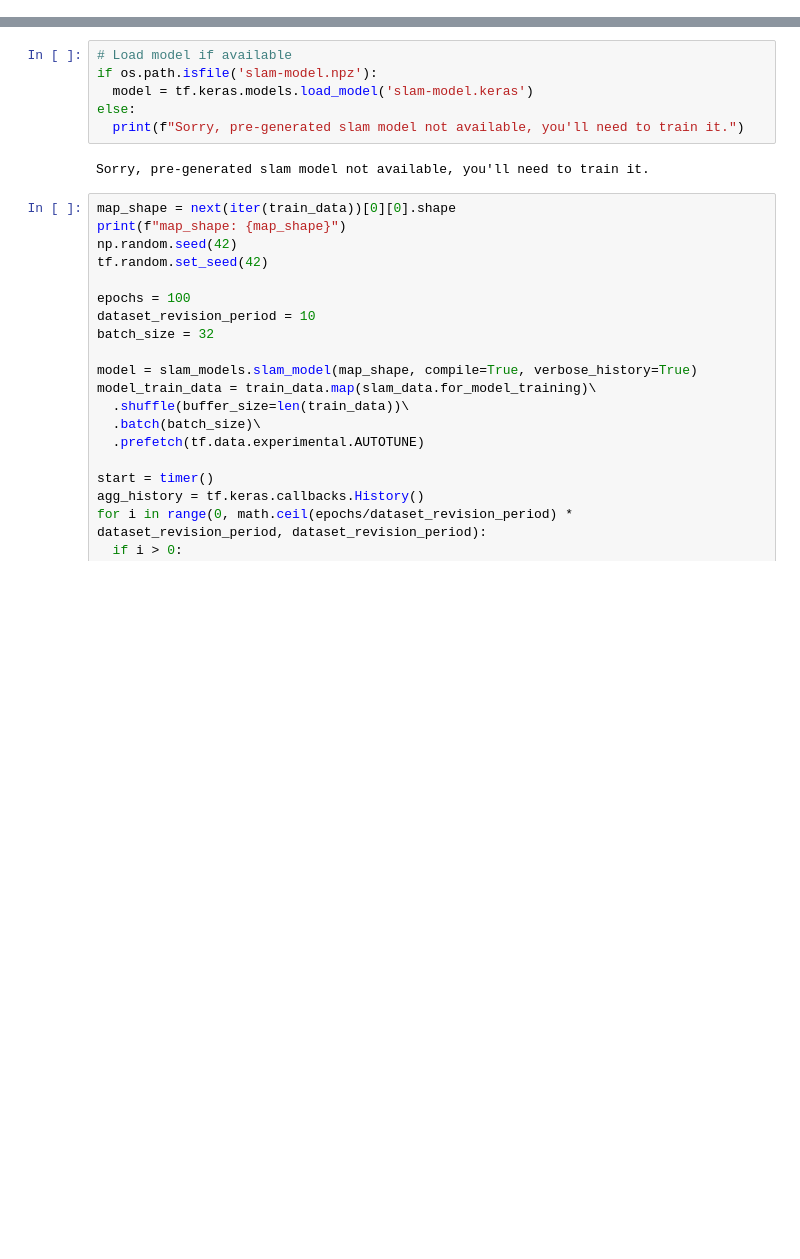
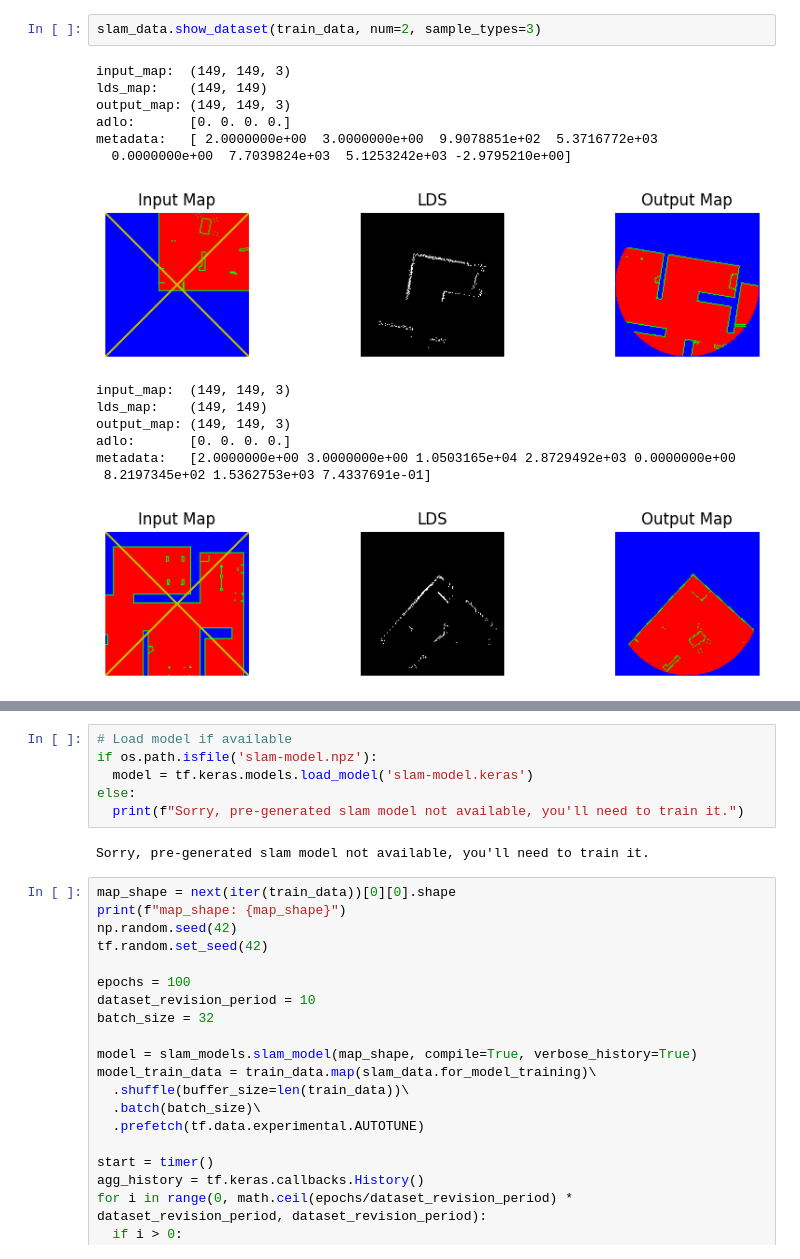
Before and after one commit to malcolmlett/robovac, a Jupyter notebook: SLAM.ipynb, the cells around one changed output, grey strips where cells are left out. Cells and saved outputs as stored; diff of their text form; blank space fills up the shorter version.

```diff
--- a/SLAM.ipynb
+++ b/SLAM.ipynb
@@ -205,3 +351,20 @@ Dataset saved to experimental-slam-training-data5.npz
+# %%
+slam_data.show_dataset(train_data, num=2, sample_types=3)
+# %% [output]
+input_map:  (149, 149, 3)
+lds_map:    (149, 149)
+output_map: (149, 149, 3)
+adlo:       [0. 0. 0. 0.]
+metadata:   [ 2.0000000e+00  3.0000000e+00  9.9078851e+02  5.3716772e+03
+  0.0000000e+00  7.7039824e+03  5.1253242e+03 -2.9795210e+00]
+[figure, added]
+input_map:  (149, 149, 3)
+lds_map:    (149, 149)
+output_map: (149, 149, 3)
+adlo:       [0. 0. 0. 0.]
+metadata:   [2.0000000e+00 3.0000000e+00 1.0503165e+04 2.8729492e+03 0.0000000e+00
+ 8.2197345e+02 1.5362753e+03 7.4337691e-01]
+[figure, added]
 # %% [markdown]
 ## SLAM Model
 The SLAM model is a two-headed two-tailed extension of a U-Net. It takes two image-like inputs, which go through independent down-scaling, followed by combined up-scaling to a single image-like output. An additional output path is taken from the bottom of the U-Net and is used for location tracking.
```
Also changed, not shown: parts of 27 cells of this notebook.
